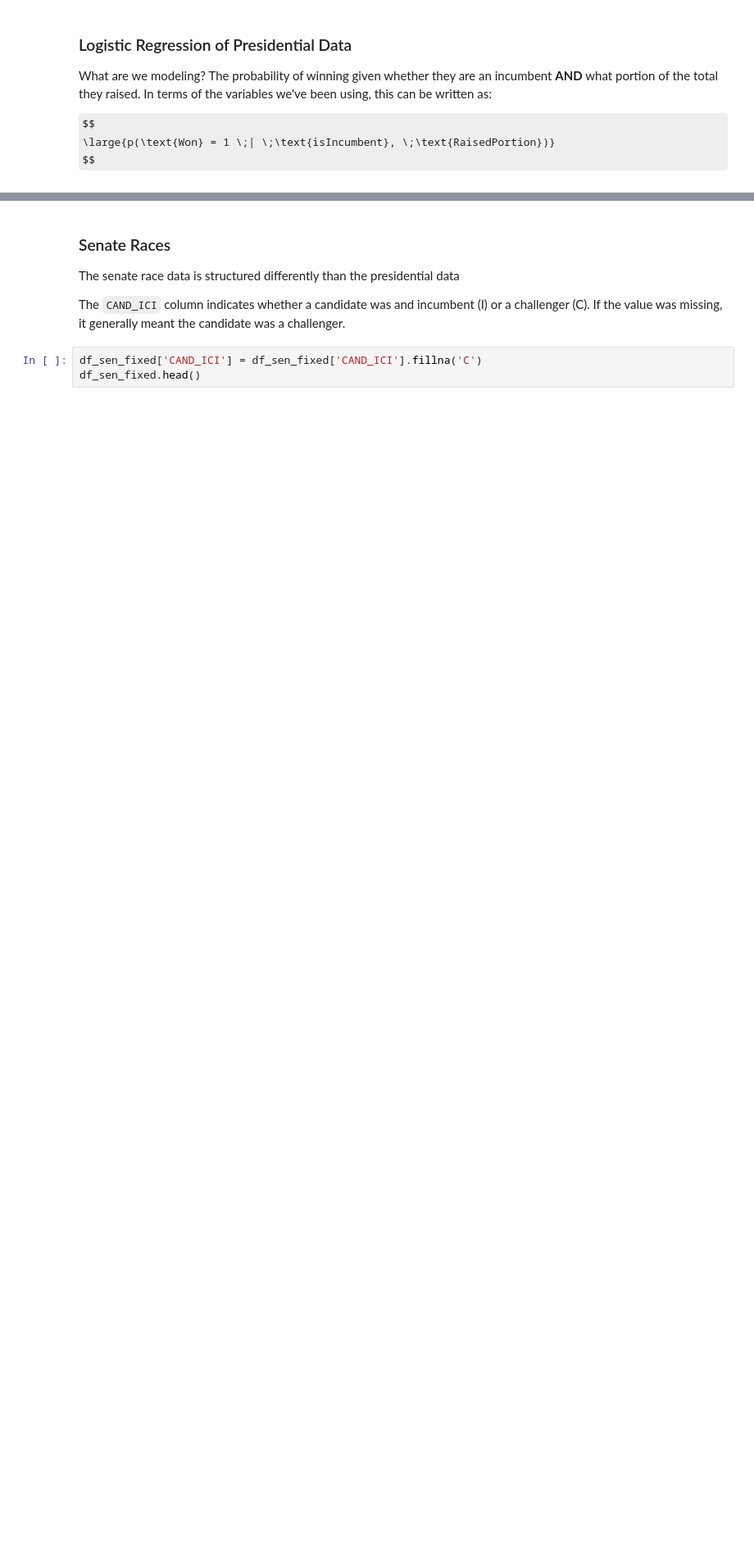
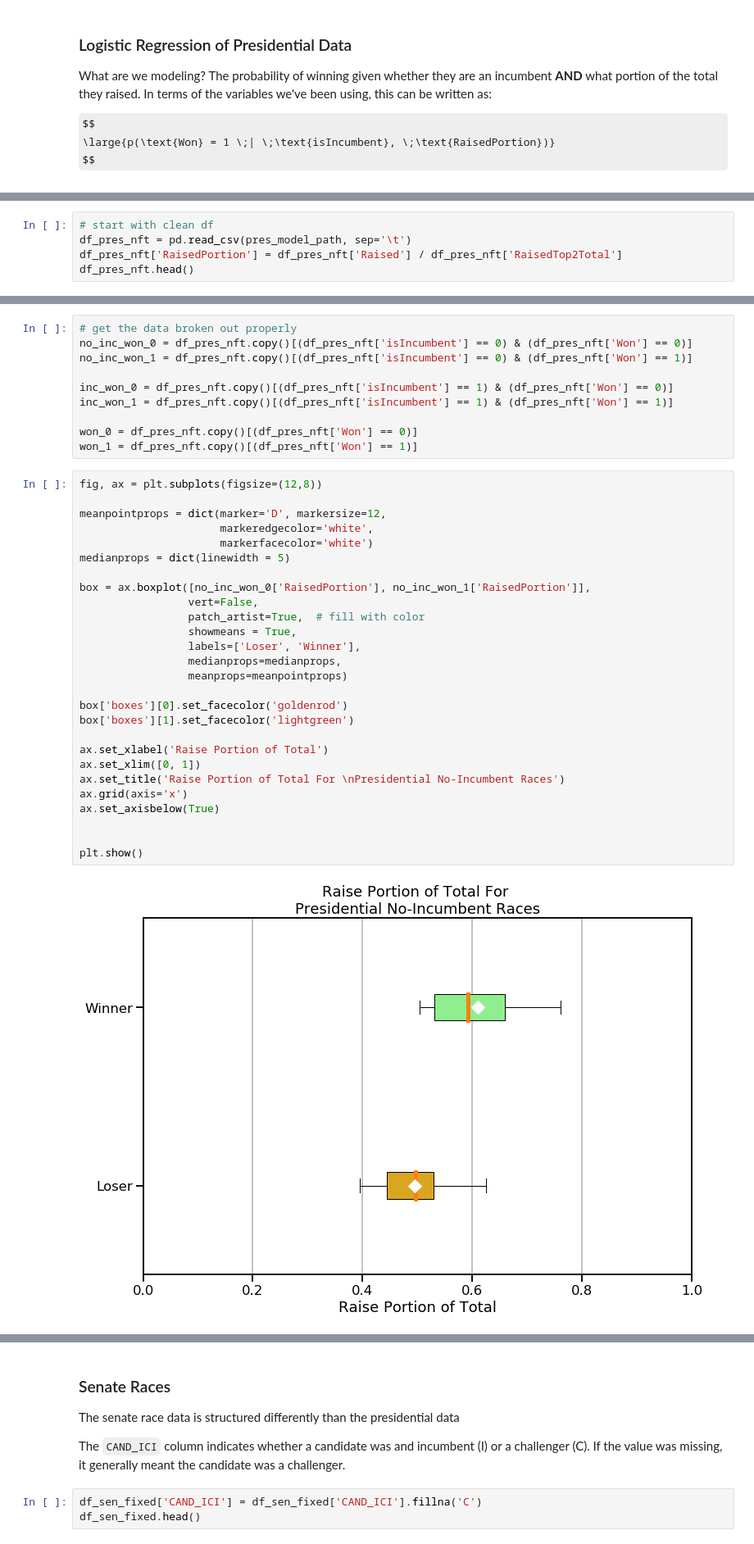
Before and after one commit to MichaelSzczepaniak/CampaignFinance, a Jupyter notebook: ExploreCampaignFinance.ipynb, the cells around one changed output, grey strips where cells are left out. Shown at 82% size. Saved outputs shown, nothing was run; the diff lists cells and outputs as text; some formulas as TeX source; blank space fills up the shorter version.

```diff
--- a/ExploreCampaignFinance.ipynb
+++ b/ExploreCampaignFinance.ipynb
@@ -700,0 +843,5 @@ It's interesting to see what probabilities the model assigned to each race. TODO
+# %%
+# start with clean df
+df_pres_nft = pd.read_csv(pres_model_path, sep='\t')
+df_pres_nft['RaisedPortion'] = df_pres_nft['Raised'] / df_pres_nft['RaisedTop2Total']
+df_pres_nft.head()
@@ -700,0 +857,39 @@ It's interesting to see what probabilities the model assigned to each race. TODO
+# %%
+# get the data broken out properly
+no_inc_won_0 = df_pres_nft.copy()[(df_pres_nft['isIncumbent'] == 0) & (df_pres_nft['Won'] == 0)]
+no_inc_won_1 = df_pres_nft.copy()[(df_pres_nft['isIncumbent'] == 0) & (df_pres_nft['Won'] == 1)]
+
+inc_won_0 = df_pres_nft.copy()[(df_pres_nft['isIncumbent'] == 1) & (df_pres_nft['Won'] == 0)]
+inc_won_1 = df_pres_nft.copy()[(df_pres_nft['isIncumbent'] == 1) & (df_pres_nft['Won'] == 1)]
+
+won_0 = df_pres_nft.copy()[(df_pres_nft['Won'] == 0)]
+won_1 = df_pres_nft.copy()[(df_pres_nft['Won'] == 1)]
+# %%
+fig, ax = plt.subplots(figsize=(12,8))
+
+meanpointprops = dict(marker='D', markersize=12,
+                      markeredgecolor='white',
+                      markerfacecolor='white')
+medianprops = dict(linewidth = 5)
+
+box = ax.boxplot([no_inc_won_0['RaisedPortion'], no_inc_won_1['RaisedPortion']],
+                 vert=False,
+                 patch_artist=True,  # fill with color
+                 showmeans = True,
+                 labels=['Loser', 'Winner'],
+                 medianprops=medianprops,
+                 meanprops=meanpointprops)
+
+box['boxes'][0].set_facecolor('goldenrod')
+box['boxes'][1].set_facecolor('lightgreen')
+
+ax.set_xlabel('Raise Portion of Total')
+ax.set_xlim([0, 1])
+ax.set_title('Raise Portion of Total For \nPresidential No-Incumbent Races')
+ax.grid(axis='x')
+ax.set_axisbelow(True)
+
+
+plt.show()
+# %% [output]
+[figure, added]
```
Also changed, not shown: parts of 43 cells of this notebook.
